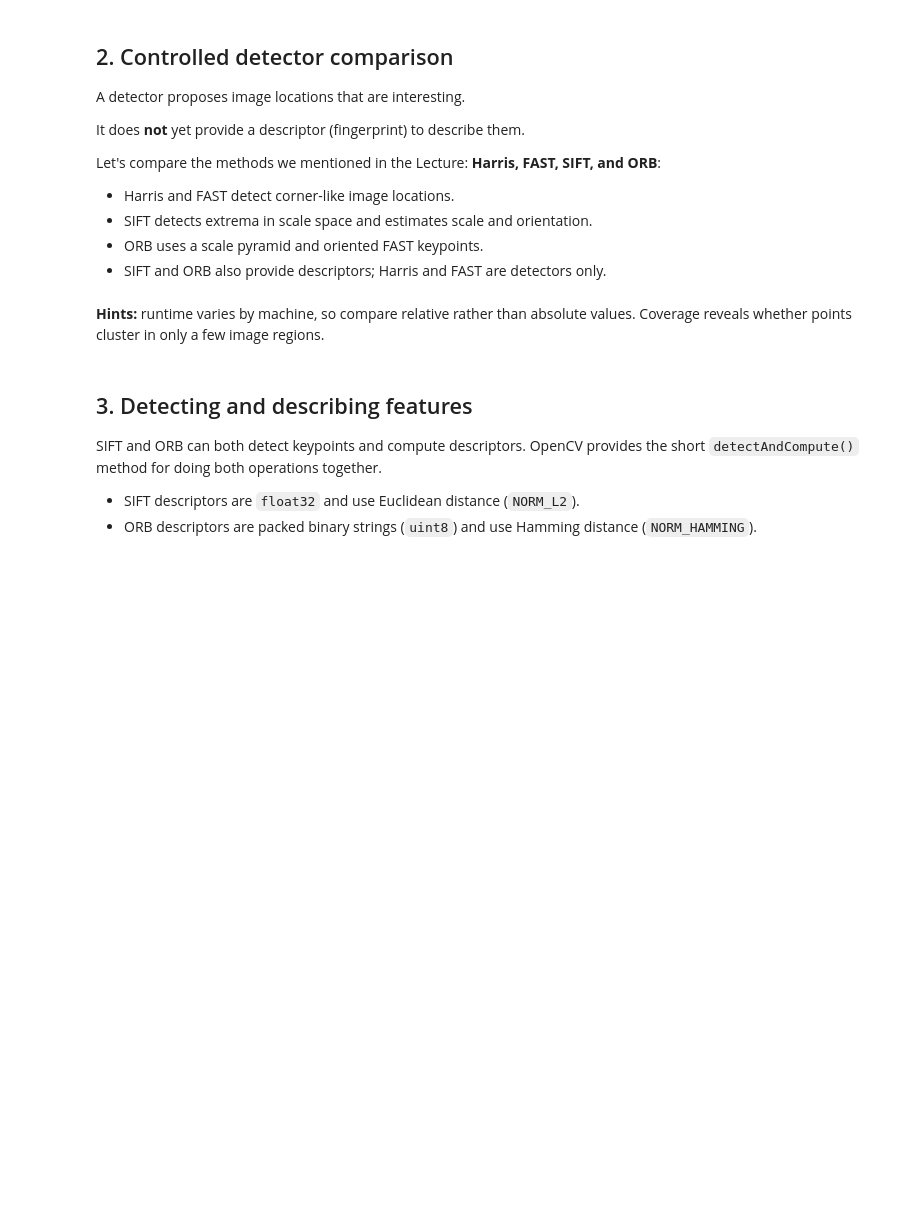
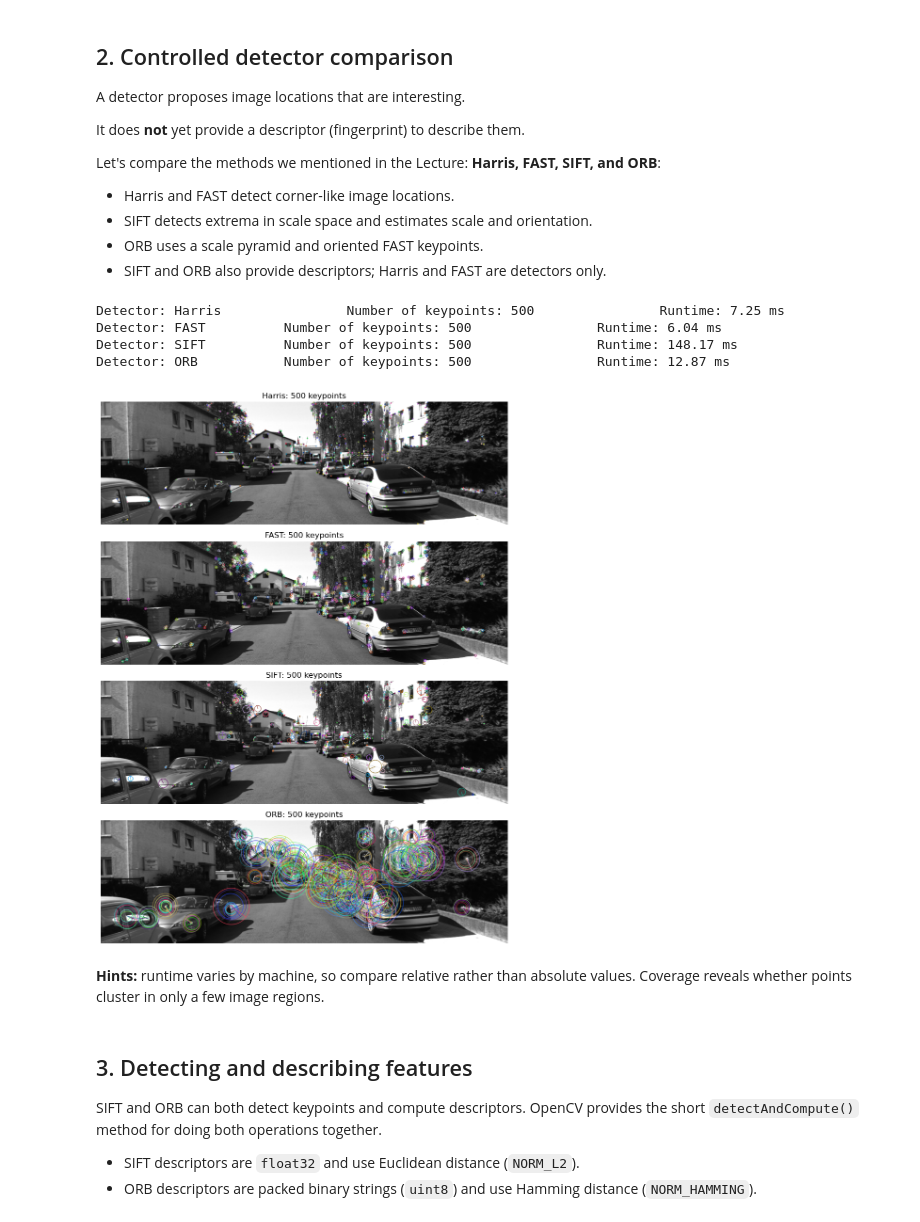
Before and after one commit to PeterLiao2004/enn583, a Jupyter notebook: practicals/Week_02/week-2-features.ipynb, the cells around one changed output. Drawn from its saved outputs; the diff is of its cells as text; code cells hidden in the pictures; blank space fills up the shorter version.

```diff
--- a/practicals/Week_02/week-2-features.ipynb
+++ b/practicals/Week_02/week-2-features.ipynb
@@ -186,14 +197,25 @@ def detect_keypoints(name, image, limit=MAX_POINTS):
     # Example: cv2.SIFT_create(nfeatures=limit)
 
     elif name == "FAST":
-        # TODO: Implement this solution.
-        pass
+        # Create an OpenCV detector
+        detector = cv2.FastFeatureDetector_create(
+            threshold=20,
+            nonmaxSuppression=True,
+        )
+        # Call the detector's detect() method to find keypoints in the image
+        keypoints = detector.detect(image)
+        # Retain only the strongest keypoints up to the specified limit
+        keypoints =  retain_strongest(keypoints, limit)
     elif name == "SIFT":
-        # TODO: Implement this solution.
-        pass
+        # Create an OpenCV detector
+        detector = cv2.SIFT_create(nfeatures=limit)
+        # Call the detector's detect() method to find keypoints in the image
+        keypoints = detector.detect(image)
     elif name == "ORB":
-        # TODO: Implement this solution.
-        pass
+        # Create an OpenCV detector
+        detector = cv2.ORB_create(nfeatures=limit)
+        # Call the detector's detect() method to find keypoints in the image
+        keypoints = detector.detect(image)
     else:
         raise ValueError(f"Unknown detector: {name}")
 
@@ -205,33 +227,39 @@ def detect_keypoints(name, image, limit=MAX_POINTS):
 # Run the benchmark for each detector and collect the results.
 DETECTORS = ["Harris", "FAST", "SIFT", "ORB"]
 
 # Create one row in our result plot for each detector before entering the loop.
 fig, axes = plt.subplots(
     len(DETECTORS), 1, figsize=(16, 3 * len(DETECTORS))
 )
 
 # Detect, time, report, and visualise each method
 for ax, detector in zip(axes, DETECTORS):
     start_time = time.perf_counter()
     # Try this: set limit = None to see how many features each detector finds without a limit.
     keypoints = detect_keypoints(detector, left, limit=MAX_POINTS)
     # this just measures the runtime in milliseconds
     runtime = 1000 * (time.perf_counter() - start_time)
 
     print(
         f'Detector: {detector}\t\t'
         f'Number of keypoints: {len(keypoints)}\t\t'
         f'Runtime: {runtime:.2f} ms'
     )
 
     # Draw the keypoints returned during this loop iteration.
     drawn = cv2.drawKeypoints(left, keypoints, None, flags=cv2.DRAW_MATCHES_FLAGS_DRAW_RICH_KEYPOINTS)
     ax.imshow(drawn)
     ax.set_title(f'{detector}: {len(keypoints)} keypoints')
     ax.axis('off')
 
 # Adjust spacing only after all four rows have been populated.
 plt.tight_layout()
+# %% [output]
+Detector: Harris                Number of keypoints: 500                Runtime: 7.25 ms
+Detector: FAST          Number of keypoints: 500                Runtime: 6.04 ms
+Detector: SIFT          Number of keypoints: 500                Runtime: 148.17 ms
+Detector: ORB           Number of keypoints: 500                Runtime: 12.87 ms
+[figure, added]
 # %% [markdown]
 **Hints:** runtime varies by machine, so compare relative rather than absolute values. Coverage reveals whether points cluster in only a few image regions.
 # %% [markdown]
```
Also changed, not shown: parts of 8 cells of this notebook, 1 other file.
